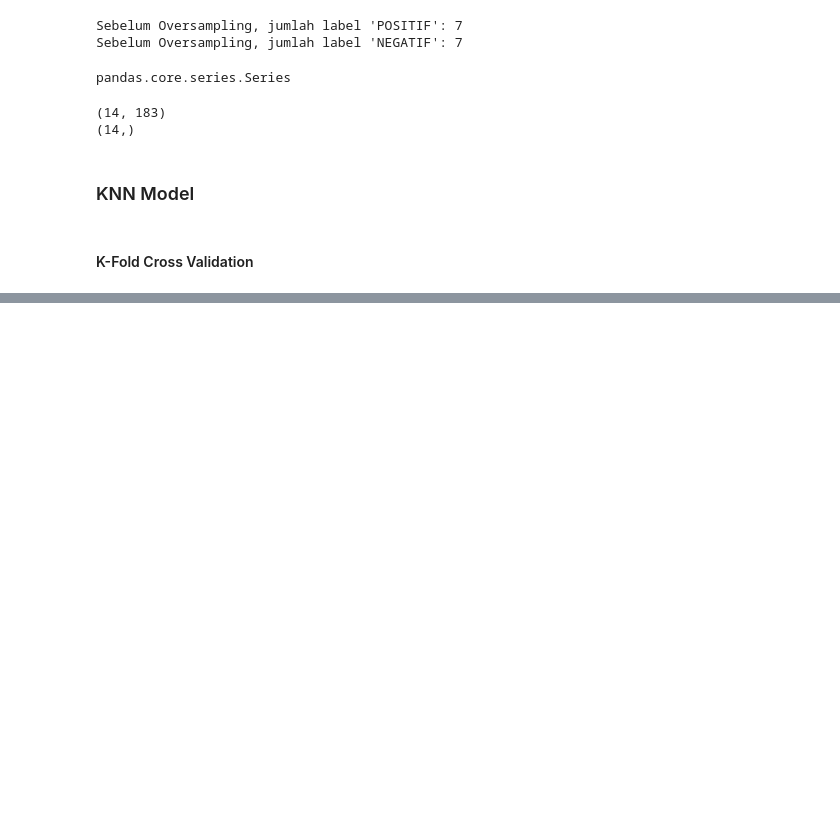
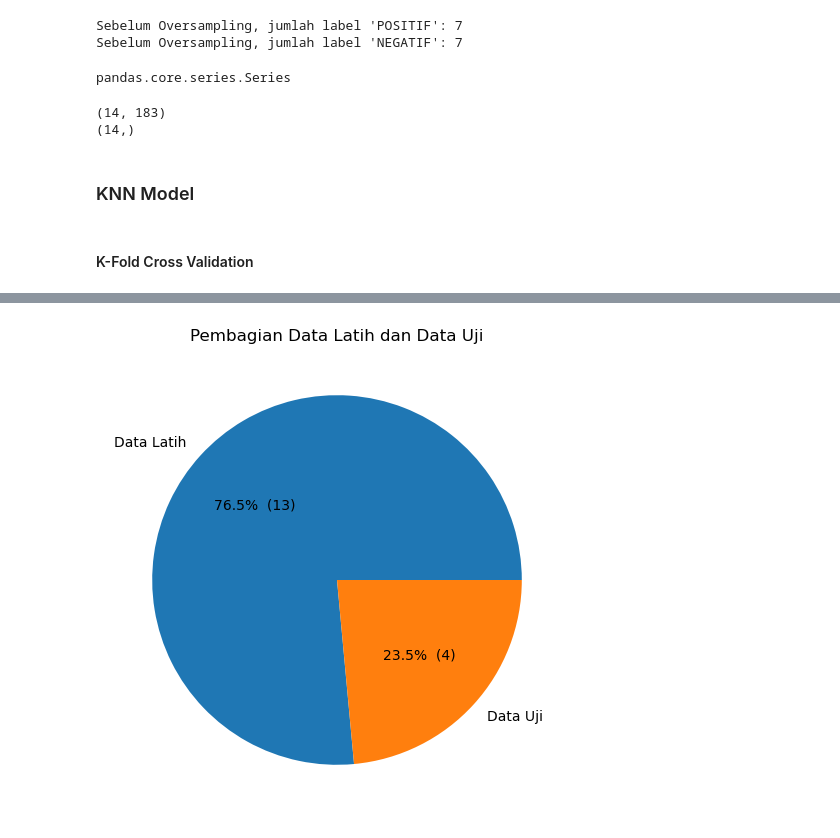
Before and after one commit to ardwiinoo/knn-sentiment-analysis, a Jupyter notebook: modeling.ipynb, the cells around one changed output, grey strips where cells are left out. Cells and saved outputs as stored; diff of their text form; code cells hidden in the pictures; blank space fills up the shorter version.

```diff
--- a/modeling.ipynb
+++ b/modeling.ipynb
@@ -156,0 +175,17 @@ Rata-Rata F1-Score:  0.7666666666666666
+# %%
+def make_autopct(values):
+    def my_autopct(pct):
+        total = sum(values)
+        val = int(round(pct*total/100.0))
+        return '{p:.1f}%  ({v:d})'.format(p=pct,v=val)
+    return my_autopct
+# %%
+num_data_latih = len(data_latih)
+num_data_uji = len(data_uji)
+
+plt.figure(figsize=(6,6))
+plt.pie([num_data_latih, num_data_uji], labels=['Data Latih', 'Data Uji'], autopct=make_autopct([num_data_latih, num_data_uji]))
+plt.title('Pembagian Data Latih dan Data Uji')
+plt.show()
+# %% [output]
+[figure, added]
```
Also changed, not shown: parts of 9 cells of this notebook.
